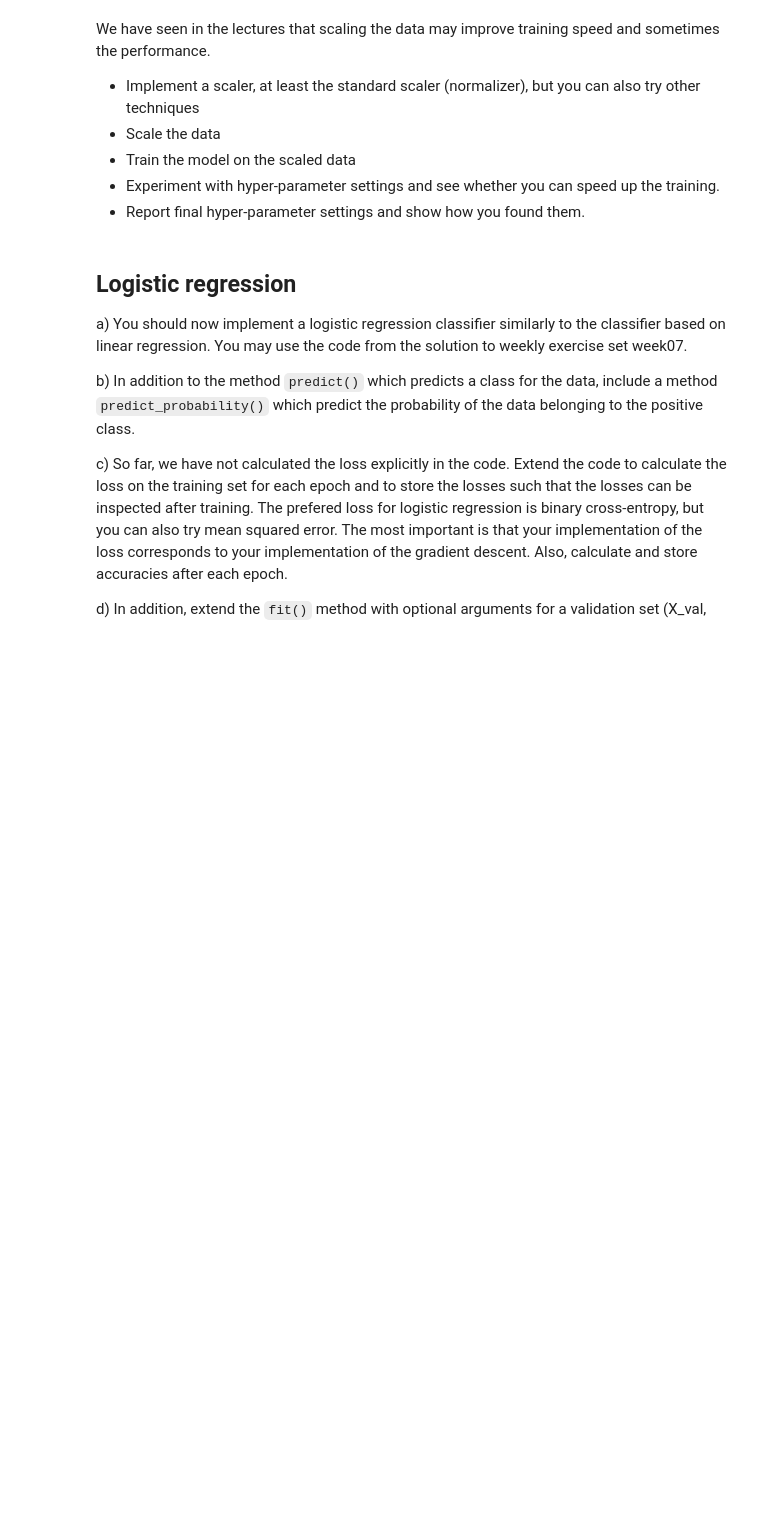
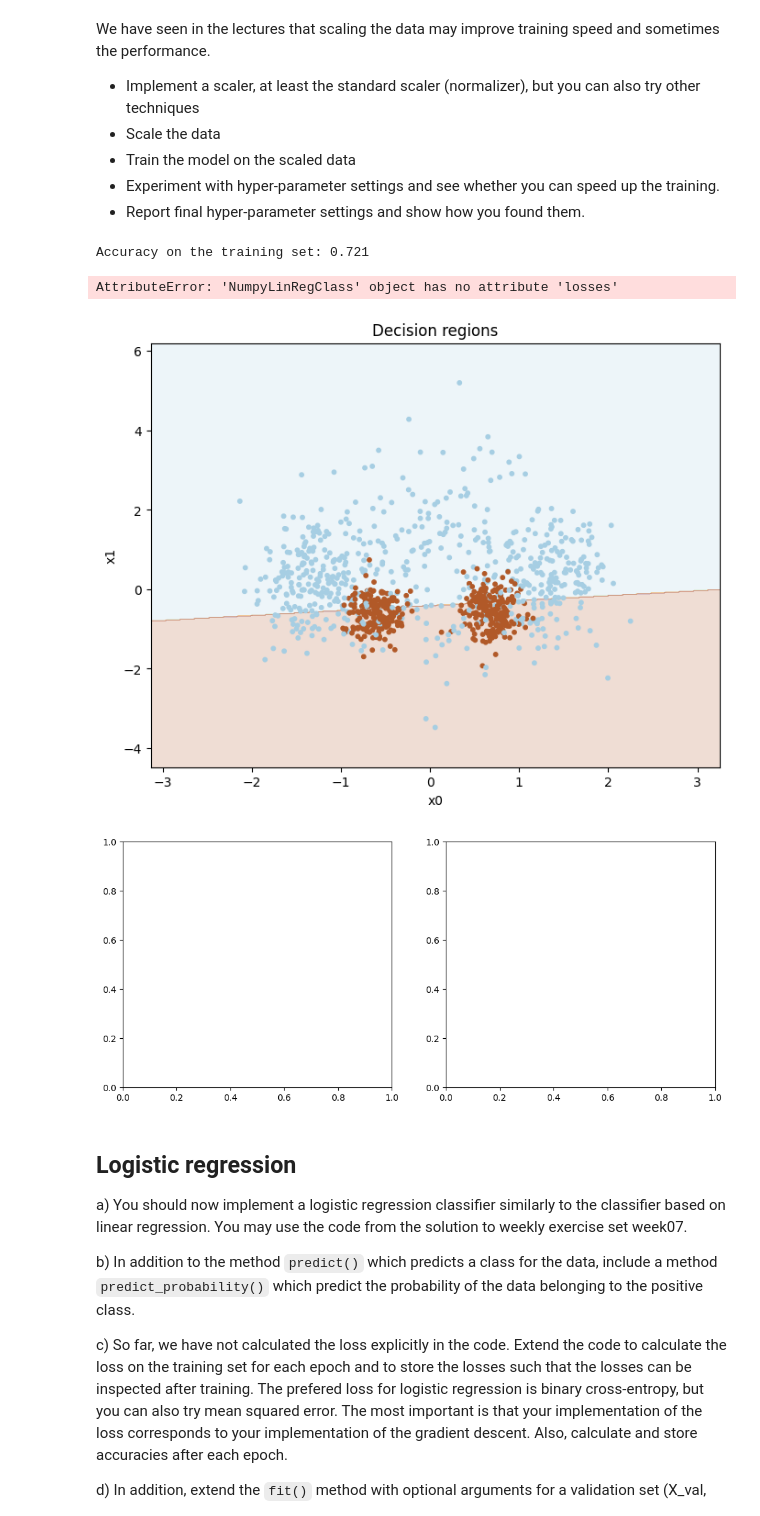
Before and after one commit to shahriarshaik/in3050-oblig-2-2024, a Jupyter notebook: in3050_in4050_2024_assignment2.ipynb, the cells around one changed output. Cells and saved outputs as stored; diff of their text form; code cells hidden in the pictures; blank space fills up the shorter version.

```diff
--- a/in3050_in4050_2024_assignment2.ipynb
+++ b/in3050_in4050_2024_assignment2.ipynb
@@ -211,6 +275,40 @@ We have seen in the lectures that scaling the data may improve training speed an
 - Train the model on the scaled data
 - Experiment with hyper-parameter settings and see whether you can speed  up  the training.
 - Report final hyper-parameter settings and show how you found them.
+# %%
+from sklearn.preprocessing import StandardScaler
+import matplotlib.pyplot as plt
+
+# Scale the data using StandardScaler
+scaler = StandardScaler()
+X_train_scaled = scaler.fit_transform(X_train)
+
+# Train the model on the scaled data with best hyperparameters
+cl = NumpyLinRegClass()
+cl.fit(X_train_scaled, t2_train, eta=best_eta, epochs=best_epoch)
+
+print("Accuracy on the training set:", accuracy(cl.predict(X_train_scaled), t2_train))
+
+plot_decision_regions(X_train_scaled, t2_train, cl)
+
+
+# Plot the loss and accuracy as a function of the number of epochs
+fig, ax = plt.subplots(nrows=1, ncols=2, figsize=(12, 5))
+
+ax[0].plot(cl.losses)
+ax[0].set_xlabel('Epoch')
+ax[0].set_ylabel('Loss')
+ax[0].set_title('Training loss')
+
+ax[1].plot(cl.accuracies)
+ax[1].set_xlabel('Epoch')
+ax[1].set_ylabel('Accuracy')
+ax[1].set_title('Training accuracy')
+# %% [output]
+Accuracy on the training set: 0.721
+AttributeError: 'NumpyLinRegClass' object has no attribute 'losses'
+[figure, added]
+[figure, added]
 # %% [markdown]
 ## Logistic regression
 a) You should now implement a logistic regression classifier similarly to the classifier based on linear regression.
```
Also changed, not shown: parts of 12 cells of this notebook, 1 other file.
